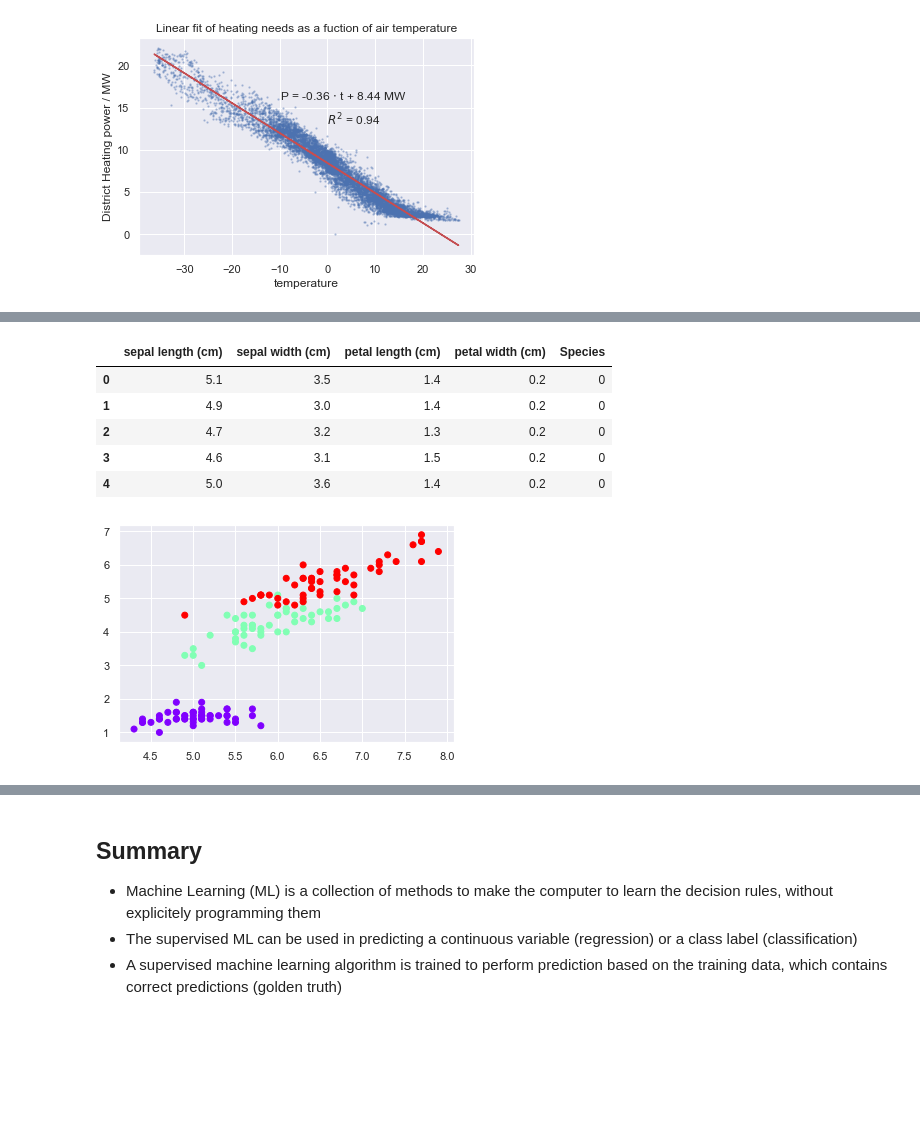
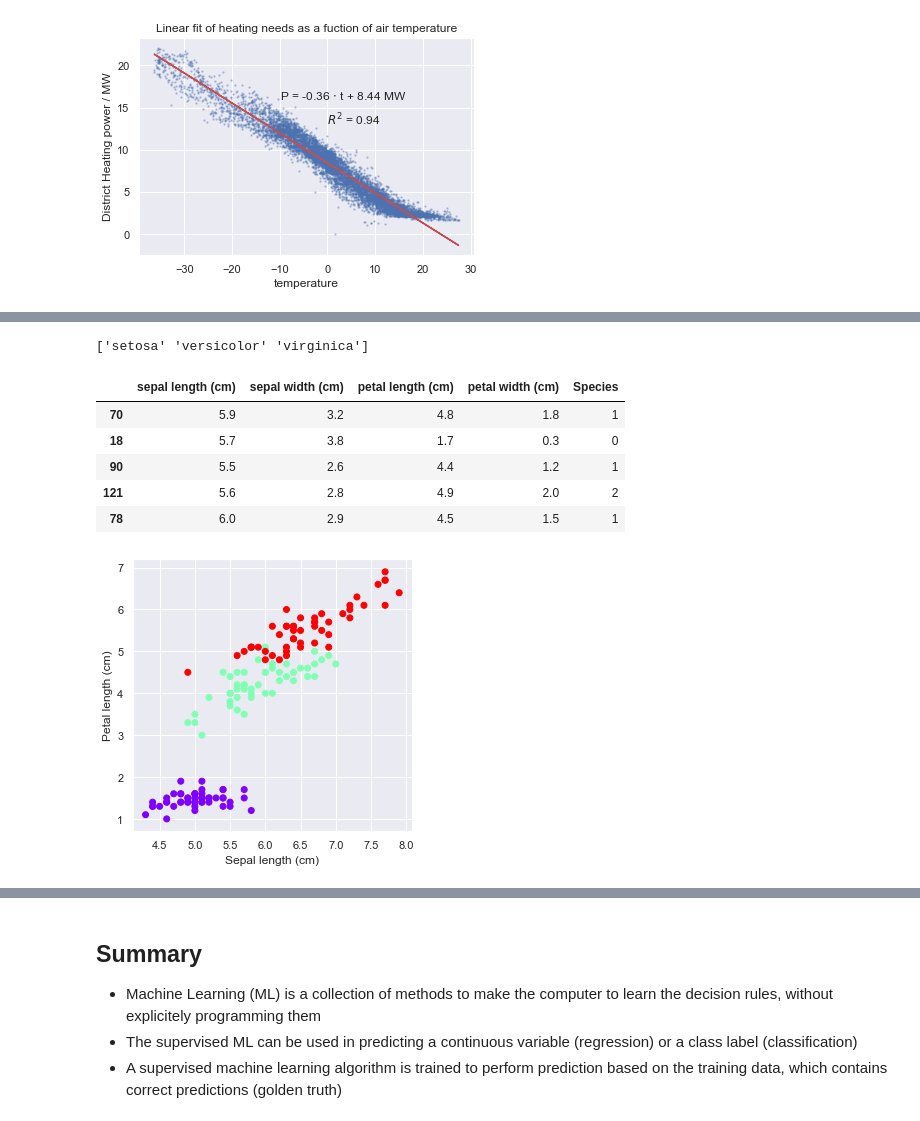
Before and after one commit to pevalisuo/AI, a Jupyter notebook: AI_Book/machinelearning.ipynb, the cells around one changed output, grey strips where cells are left out. Drawn from its saved outputs; the diff is of its cells as text; code cells hidden in the pictures; blank space fills up the shorter version.

```diff
--- a/AI_Book/machinelearning.ipynb
+++ b/AI_Book/machinelearning.ipynb
@@ -303,23 +312,28 @@ When the predicted variable is not continuous, but categorical, and the model pr
 # %%
 from sklearn import datasets
 from sklearn import svm
 iris=datasets.load_iris()
 from snippets import plotDB, DisplaySupportVectors
 from sklearn.metrics import accuracy_score, confusion_matrix
 
+plt.figure(figsize=(5,5))
 plt.scatter(iris.data[:,0], iris.data[:,2], c=iris.target, cmap='rainbow')
+plt.xlabel('Sepal length (cm)')
+plt.ylabel('Petal length (cm)')
 
 df=pd.DataFrame(data=iris.data, columns=iris.feature_names)
 df['Species'] = iris.target
-df.head()
+print(iris.target_names)
+df.sample(5)
 # %% [output]
+['setosa' 'versicolor' 'virginica']
 |  | sepal length (cm) | sepal width (cm) | petal length (cm) | petal width (cm) | Species |
-| 0 | 5.1 | 3.5 | 1.4 | 0.2 | 0 |
-| 1 | 4.9 | 3.0 | 1.4 | 0.2 | 0 |
-| 2 | 4.7 | 3.2 | 1.3 | 0.2 | 0 |
-| 3 | 4.6 | 3.1 | 1.5 | 0.2 | 0 |
-| 4 | 5.0 | 3.6 | 1.4 | 0.2 | 0 |
+| 70 | 5.9 | 3.2 | 4.8 | 1.8 | 1 |
+| 18 | 5.7 | 3.8 | 1.7 | 0.3 | 0 |
+| 90 | 5.5 | 2.6 | 4.4 | 1.2 | 1 |
+| 121 | 5.6 | 2.8 | 4.9 | 2.0 | 2 |
+| 78 | 6.0 | 2.9 | 4.5 | 1.5 | 1 |
-[figure, old version]
+[figure, new version]
 # %%
 X=iris.data[:,[0,2]]
 predictor=svm.SVC(kernel='rbf', C=0.5, gamma=0.1)
```
Also changed, not shown: parts of 4 cells of this notebook, 4 other files.
